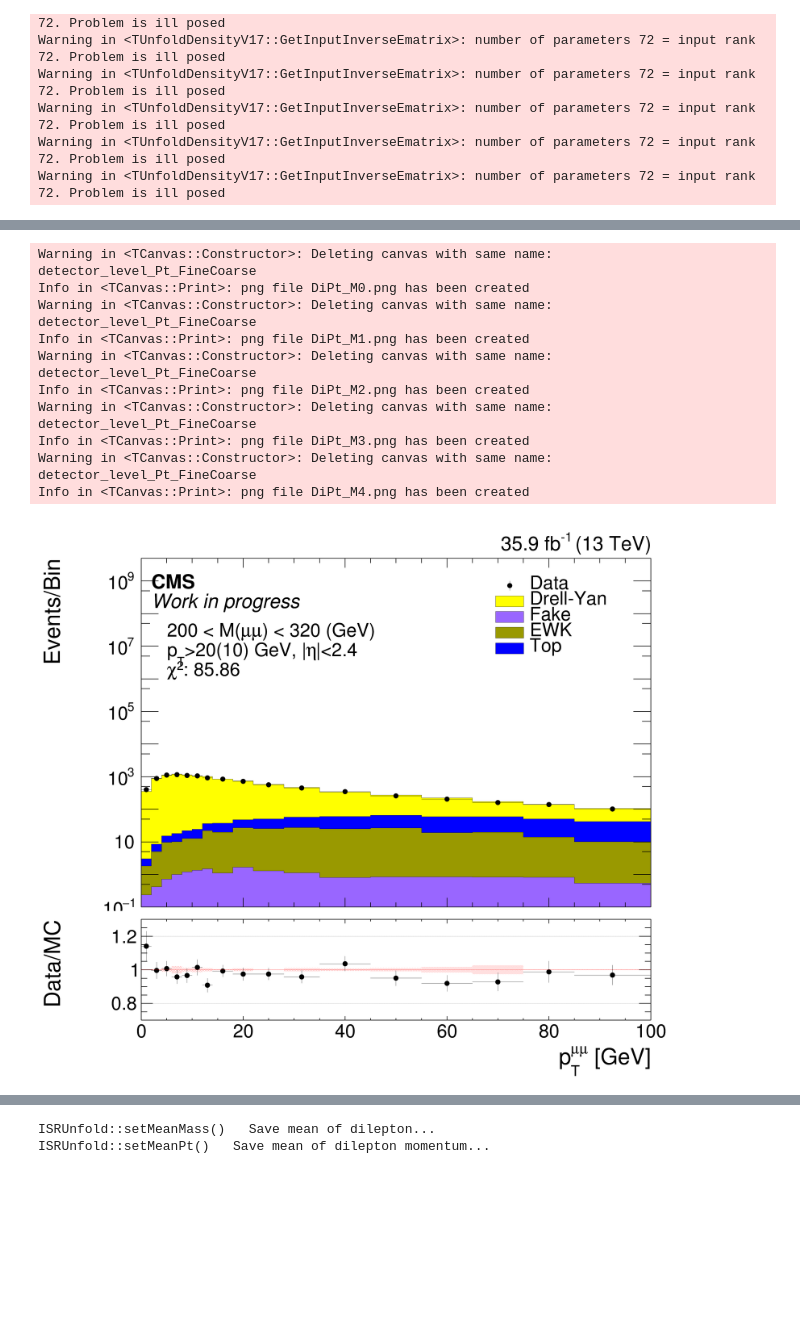
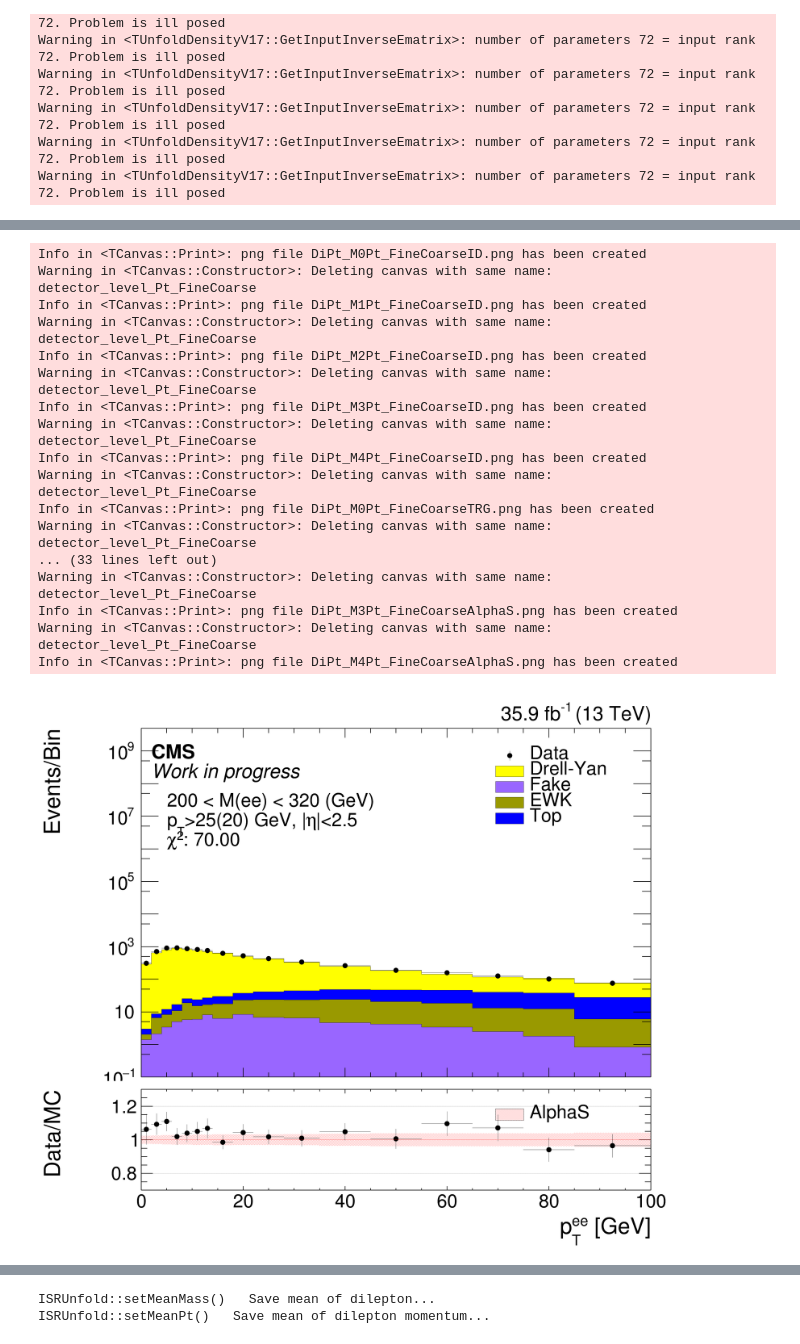
Before and after one commit to jhkim06/ISRAnalysis, a Jupyter notebook: ISR_analysis_v2.ipynb, the cells around one changed output, grey strips where cells are left out. Cells and saved outputs as stored; diff of their text form; code cells hidden in the pictures; blank space fills up the shorter version.

```diff
--- a/ISR_analysis_v2.ipynb
+++ b/ISR_analysis_v2.ipynb
@@ -4,7 +4,7 @@ import ISRAnalysis as an
 Welcome to JupyROOT 6.14/04
 # %%
 binDef = "_FineCoarse"
-detUnfold_muon_2016 = an.ISRAnalysis("2016", "muon", False, "matrix", \
+detUnfold_muon_2016 = an.ISRAnalysis("2016", "electron", False, "matrix", \
                                      "Detector_Dressed_DR4PI_Fiducial", "Detector_Dressed_DR4PI", binDef)
 # %% [output]
 ISRUnfold set!
@@ -166,8 +166,9 @@ Warning in <TUnfoldDensityV17::GetInputInverseEmatrix>: number of parameters 72
 Warning in <TUnfoldDensityV17::GetInputInverseEmatrix>: number of parameters 72 = input rank 72. Problem is ill posed
 # %%
 #
-for massBin in range(5):
-    detUnfold_muon_2016.drawDetPlot("Pt"+binDef, "Detector", "pt[UO];mass[UOC"+str(massBin)+"]", True, "PU", "DiPt_M"+str(massBin), massBin, True)
+for sysName, _ in systematics.items():
+    for massBin in range(5):
+        detUnfold_muon_2016.drawDetPlot("Pt"+binDef, "Detector", "pt[UO];mass[UOC"+str(massBin)+"]", True, sysName, "DiPt_M"+str(massBin), massBin, True)
 # %% [output]
 ISRUnfold::drawFoldedHists, Draw plot!
 35.9 fb^{-1} (13 TeV)
@@ -182,14 +190,21 @@ ISRUnfold::drawFoldedHists, Draw plot!
+Info in <TCanvas::Print>: png file DiPt_M0Pt_FineCoarseID.png has been created
 Warning in <TCanvas::Constructor>: Deleting canvas with same name: detector_level_Pt_FineCoarse
-Info in <TCanvas::Print>: png file DiPt_M0.png has been created
+Info in <TCanvas::Print>: png file DiPt_M1Pt_FineCoarseID.png has been created
 Warning in <TCanvas::Constructor>: Deleting canvas with same name: detector_level_Pt_FineCoarse
-Info in <TCanvas::Print>: png file DiPt_M1.png has been created
+Info in <TCanvas::Print>: png file DiPt_M2Pt_FineCoarseID.png has been created
 Warning in <TCanvas::Constructor>: Deleting canvas with same name: detector_level_Pt_FineCoarse
-Info in <TCanvas::Print>: png file DiPt_M2.png has been created
+Info in <TCanvas::Print>: png file DiPt_M3Pt_FineCoarseID.png has been created
 Warning in <TCanvas::Constructor>: Deleting canvas with same name: detector_level_Pt_FineCoarse
-Info in <TCanvas::Print>: png file DiPt_M3.png has been created
+Info in <TCanvas::Print>: png file DiPt_M4Pt_FineCoarseID.png has been created
 Warning in <TCanvas::Constructor>: Deleting canvas with same name: detector_level_Pt_FineCoarse
-Info in <TCanvas::Print>: png file DiPt_M4.png has been created
+Info in <TCanvas::Print>: png file DiPt_M0Pt_FineCoarseTRG.png has been created
+Warning in <TCanvas::Constructor>: Deleting canvas with same name: detector_level_Pt_FineCoarse
+... (33 lines left out)
+Warning in <TCanvas::Constructor>: Deleting canvas with same name: detector_level_Pt_FineCoarse
+Info in <TCanvas::Print>: png file DiPt_M3Pt_FineCoarseAlphaS.png has been created
+Warning in <TCanvas::Constructor>: Deleting canvas with same name: detector_level_Pt_FineCoarse
+Info in <TCanvas::Print>: png file DiPt_M4Pt_FineCoarseAlphaS.png has been created
-[figure, old version]
+[figure, new version]
 # %%
 detUnfold_muon_2016.drawDetPlot("Mass"+binDef, "Detector", "mass[UO];pt[UOC0]", True, "")
 # %% [output]
```
Also changed, not shown: parts of 10 cells of this notebook, 2 other files.
